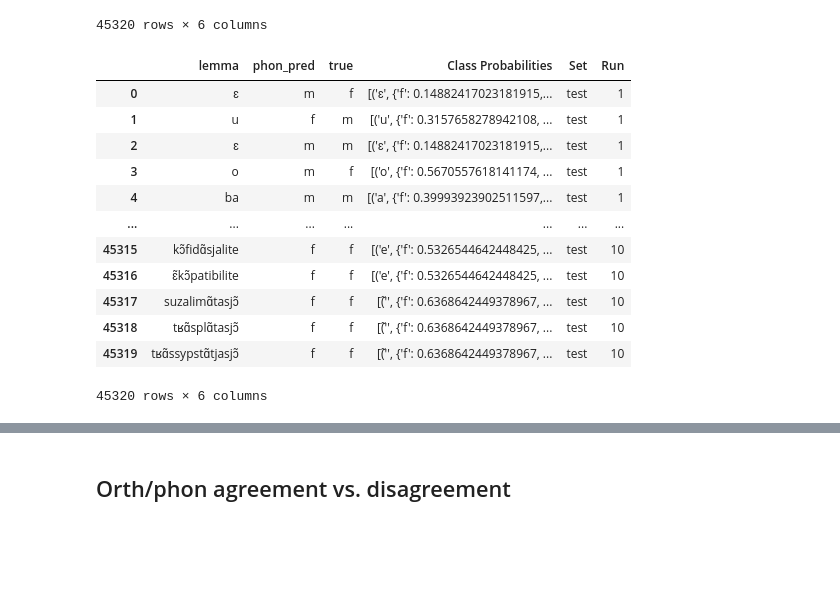
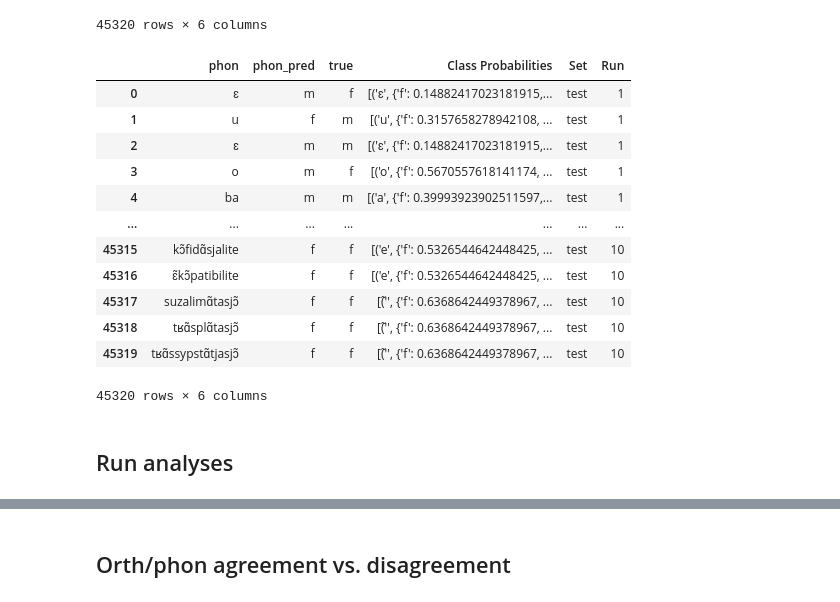
Before and after one commit to obonami/gender_prediction, a Jupyter notebook: src/orth_phon_comparison.ipynb, the cells around one changed output, grey strips where cells are left out. Saved outputs shown, nothing was run; the diff lists cells and outputs as text; code cells hidden in the pictures; blank space fills up the shorter version.

```diff
--- a/src/orth_phon_comparison.ipynb
+++ b/src/orth_phon_comparison.ipynb
@@ -59,10 +59,10 @@ orth_preds_x10
 45320 rows × 6 columns
 # %%
 phon_preds_x10 = pd.read_csv('../results/echantinom_phon_preds_x10.csv')
-phon_preds_x10.rename(columns={"Predicted Gender": "phon_pred", "True Gender": "true", "Form": 'lemma'}, inplace=True)
+phon_preds_x10.rename(columns={"Predicted Gender": "phon_pred", "True Gender": "true", "Form": 'phon'}, inplace=True)
 phon_preds_x10
 # %% [output]
-|  | lemma | phon_pred | true | Class Probabilities | Set | Run |
+|  | phon | phon_pred | true | Class Probabilities | Set | Run |
 | 0 | ɛ | m | f | [('ɛ', {'f': 0.14882417023181915,... | test | 1 |
 | 1 | u | f | m | [('u', {'f': 0.3157658278942108, ... | test | 1 |
 | 2 | ɛ | m | m | [('ɛ', {'f': 0.14882417023181915,... | test | 1 |
@@ -75,3 +75,5 @@ phon_preds_x10
 | 45318 | tʁɑ̃splɑ̃tasjɔ̃ | f | f | [('̃', {'f': 0.6368642449378967, ... | test | 10 |
 | 45319 | tʁɑ̃ssypstɑ̃tjasjɔ̃ | f | f | [('̃', {'f': 0.6368642449378967, ... | test | 10 |
 45320 rows × 6 columns
+# %% [markdown]
+## Run analyses
```
Also changed, not shown: parts of 10 cells of this notebook.
